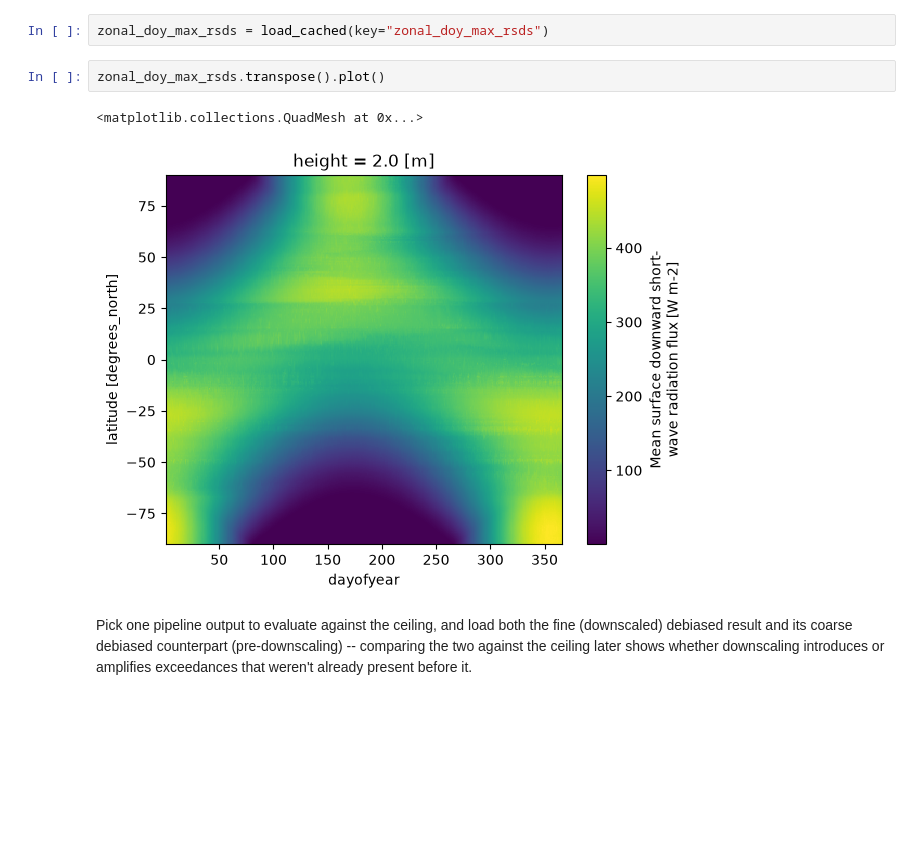
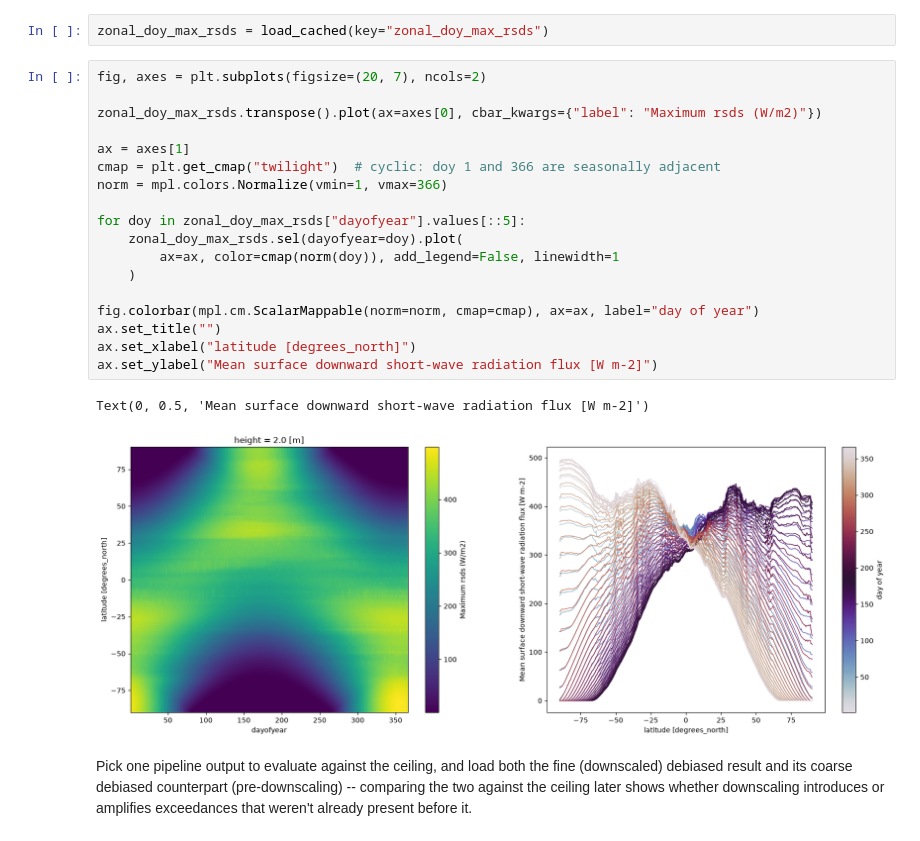
Before and after one commit to carbonplan/sai-downscaling, a Jupyter notebook: notebooks/QA_QC/rsds/rsds_latitude_check.ipynb, the cells around one changed output. Saved outputs shown, nothing was run; the diff lists cells and outputs as text; blank space fills up the shorter version.

```diff
--- a/notebooks/QA_QC/rsds/rsds_latitude_check.ipynb
+++ b/notebooks/QA_QC/rsds/rsds_latitude_check.ipynb
@@ -93,10 +94,26 @@ Load the cached ceiling (skip Part 1 above unless the input data changed) and sa
 # %%
 zonal_doy_max_rsds = load_cached(key="zonal_doy_max_rsds")
 # %%
-zonal_doy_max_rsds.transpose().plot()
+fig, axes = plt.subplots(figsize=(20, 7), ncols=2)
+
+zonal_doy_max_rsds.transpose().plot(ax=axes[0], cbar_kwargs={"label": "Maximum rsds (W/m2)"})
+
+ax = axes[1]
+cmap = plt.get_cmap("twilight")  # cyclic: doy 1 and 366 are seasonally adjacent
+norm = mpl.colors.Normalize(vmin=1, vmax=366)
+
+for doy in zonal_doy_max_rsds["dayofyear"].values[::5]:
+    zonal_doy_max_rsds.sel(dayofyear=doy).plot(
+        ax=ax, color=cmap(norm(doy)), add_legend=False, linewidth=1
+    )
+
+fig.colorbar(mpl.cm.ScalarMappable(norm=norm, cmap=cmap), ax=ax, label="day of year")
+ax.set_title("")
+ax.set_xlabel("latitude [degrees_north]")
+ax.set_ylabel("Mean surface downward short-wave radiation flux [W m-2]")
 # %% [output]
-<matplotlib.collections.QuadMesh at 0x...>
+Text(0, 0.5, 'Mean surface downward short-wave radiation flux [W m-2]')
-[figure, old version]
+[figure, new version]
 # %% [markdown]
 Pick one pipeline output to evaluate against the ceiling, and load both the fine (downscaled) debiased result and its coarse debiased counterpart (pre-downscaling) -- comparing the two against the ceiling later shows whether downscaling introduces or amplifies exceedances that weren't already present before it.
 # %%
```
Also changed, not shown: parts of 7 cells of this notebook.
